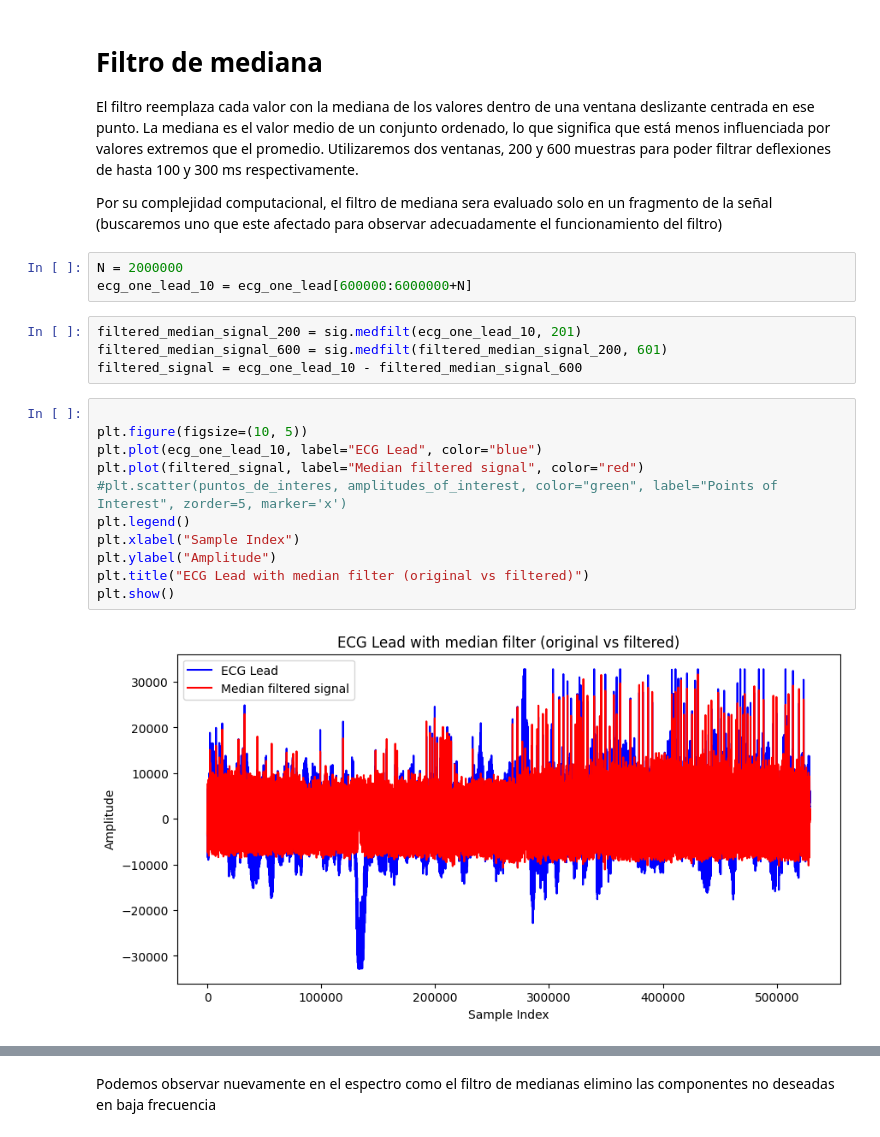
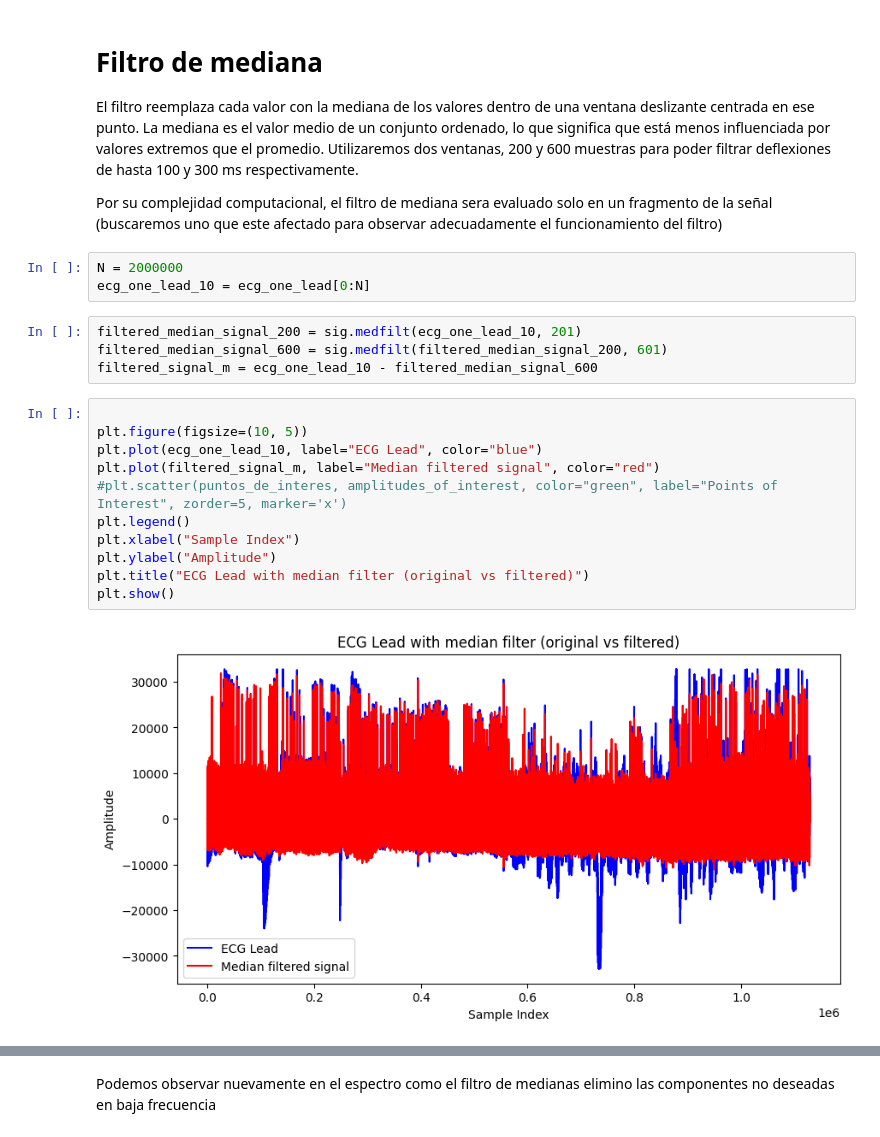
Before and after one commit to joacocibeira/PDS, a Jupyter notebook: tp_10/tp_10.ipynb, the cells around one changed output, grey strips where cells are left out. Saved outputs shown, nothing was run; the diff lists cells and outputs as text.

```diff
--- a/tp_10/tp_10.ipynb
+++ b/tp_10/tp_10.ipynb
@@ -180,21 +180,21 @@ Utilizaremos dos ventanas, 200 y 600 muestras para poder filtrar deflexiones de
 Por su complejidad computacional, el filtro de mediana sera evaluado solo en un fragmento de la señal (buscaremos uno que este afectado para observar adecuadamente el funcionamiento del filtro)
 # %%
 N = 2000000
-ecg_one_lead_10 = ecg_one_lead[600000:6000000+N]
+ecg_one_lead_10 = ecg_one_lead[0:N]
 # %%
 filtered_median_signal_200 = sig.medfilt(ecg_one_lead_10, 201)
 filtered_median_signal_600 = sig.medfilt(filtered_median_signal_200, 601)
-filtered_signal = ecg_one_lead_10 - filtered_median_signal_600
+filtered_signal_m = ecg_one_lead_10 - filtered_median_signal_600
 # %%
 
 plt.figure(figsize=(10, 5))
 plt.plot(ecg_one_lead_10, label="ECG Lead", color="blue")
-plt.plot(filtered_signal, label="Median filtered signal", color="red")
+plt.plot(filtered_signal_m, label="Median filtered signal", color="red")
 #plt.scatter(puntos_de_interes, amplitudes_of_interest, color="green", label="Points of Interest", zorder=5, marker='x')
 plt.legend()
 plt.xlabel("Sample Index")
 plt.ylabel("Amplitude")
 plt.title("ECG Lead with median filter (original vs filtered)")
 plt.show()
 # %% [output]
-[figure, old version]
+[figure, new version]
```
Also changed, not shown: parts of 11 cells of this notebook.
